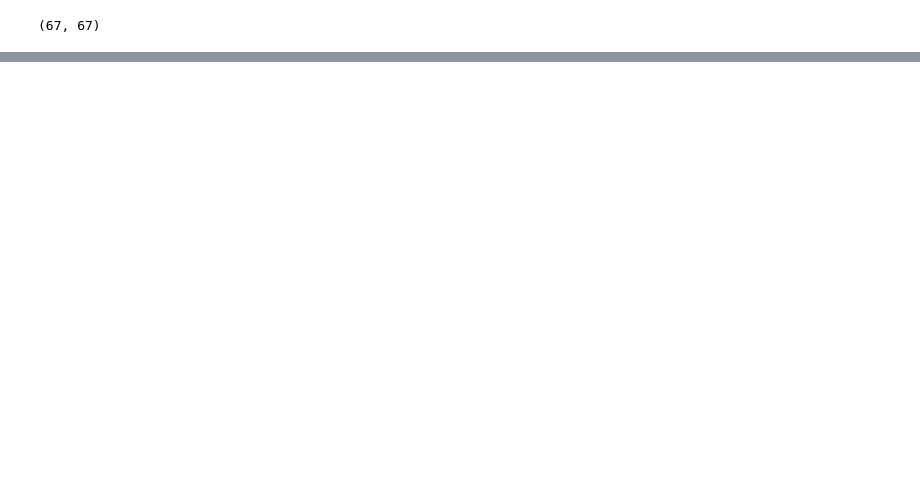
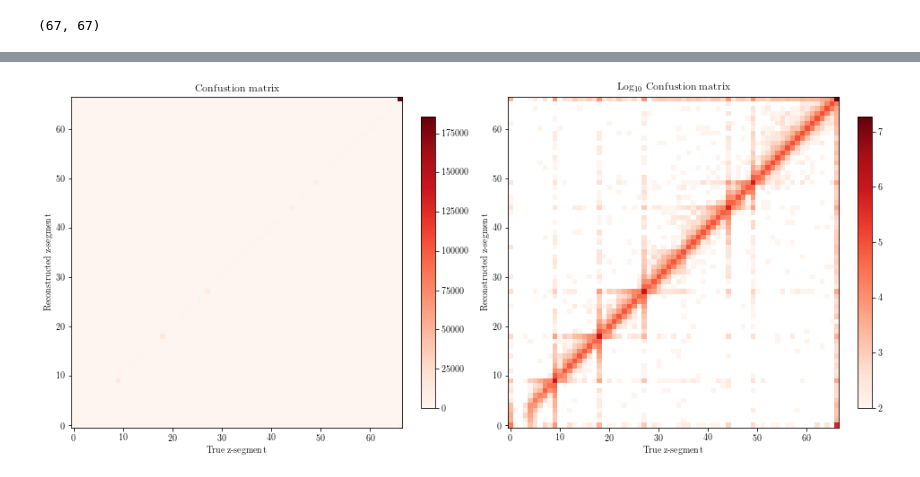
Before and after one commit to faizaakbar/ANNMINERvA, a Jupyter notebook: confusion_matrices_viz.ipynb, the cells around one changed output, grey strips where cells are left out. Cells and saved outputs as stored; diff of their text form; code cells hidden in the pictures; blank space fills up the shorter version.

```diff
--- a/confusion_matrices_viz.ipynb
+++ b/confusion_matrices_viz.ipynb
@@ -36,6 +38,36 @@ def compute_effic_via_col_norm(arr):
         eff_arr_err[i, :] = np.sqrt(epsilon * (1 - epsilon) / ntotal)
 
     return eff_arr, eff_arr_err
+# %%
+def make_plots_raw(arr, plot_type, colormap='Reds'):
+    """
+    plots and text for confusion matrices
+    """
+    fig = plt.figure(figsize=(16,16))
+    gs = plt.GridSpec(1, 2)
+
+    def make_title_string(title, logscale):
+        title = r'Log$_{10}$ ' + title if logscale else title
+        return title
+
+    def make_subplot(ax, show_arr, colormap, title):
+        im = ax.imshow(show_arr, cmap=plt.get_cmap(colormap), interpolation='nearest', origin='lower')
+        cbar = plt.colorbar(im, fraction=0.04)
+        plt.title(title)
+        plt.xlabel('True z-segment')
+        plt.ylabel('Reconstructed z-segment')
+
+    # linear plots
+    ax = plt.subplot(gs[0])
+    show_arr = arr
+    make_subplot(ax, show_arr, colormap, make_title_string('Confustion matrix', False))
+
+    # log plots
+    ax = plt.subplot(gs[1])
+    show_arr = np.log10(arr * 100.0)
+    make_subplot(ax, show_arr, colormap, make_title_string('Confustion matrix', True))
+
+    fig.savefig('confusion_matrices_raw_{}.pdf'.format(plot_type), bbox_inches='tight')
 # %%
 def make_plots_rowcolnormonly(arr, plot_type, top_title='Purity', bottom_title='Efficiency', colormap='Reds'):
     """
@@ -118,0 +168,5 @@ segment 66: efficiency = 0.970
+# %%
+plot_type = 'planecode_energytime_m1Btest'
+make_plots_raw(arr, plot_type)
+# %% [output]
+[figure, added]
```
Also changed, not shown: parts of 10 cells of this notebook, 1 other file.
